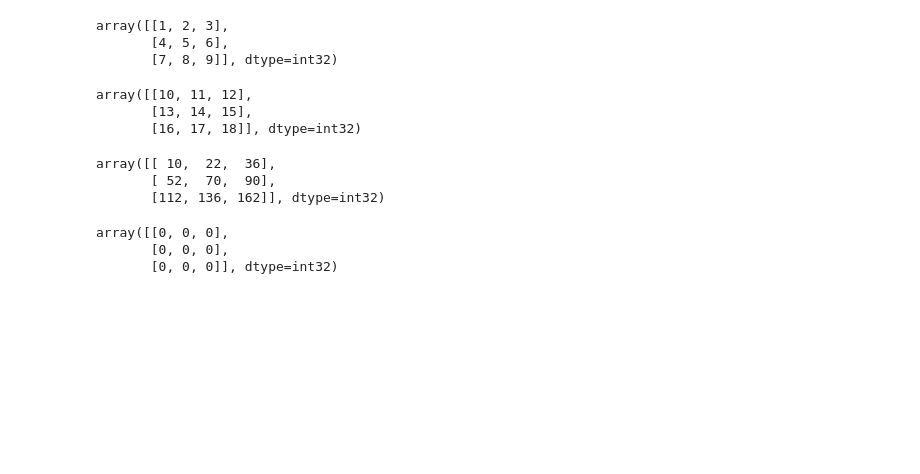
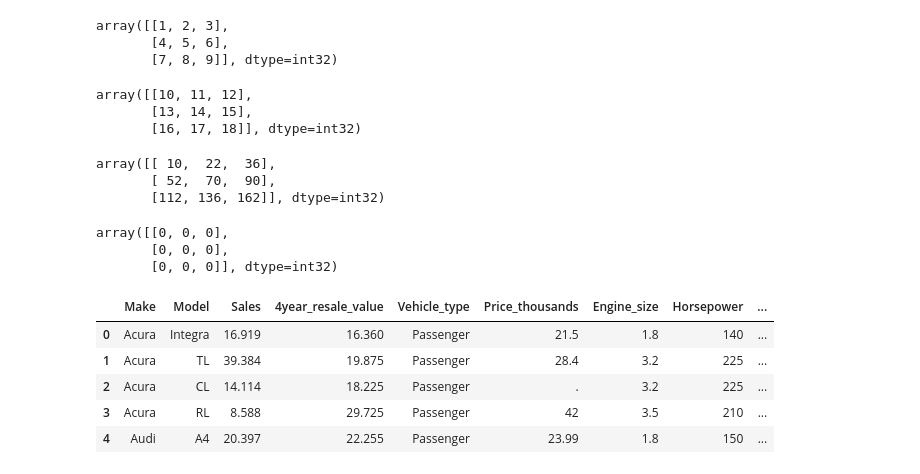
Before and after one commit to akbhagaw/numpy, a Jupyter notebook: numpy_practice_one.ipynb, the cells around one changed output. Cells and saved outputs as stored; diff of their text form; code cells hidden in the pictures; blank space fills up the shorter version.

```diff
--- a/numpy_practice_one.ipynb
+++ b/numpy_practice_one.ipynb
@@ -186,0 +195,9 @@ array([[0, 0, 0],
+# %%
+data.head()
+# %% [output]
+|  | Make | Model | Sales | 4year_resale_value | Vehicle_type | Price_thousands | Engine_size | Horsepower | ... |
+| 0 | Acura | Integra | 16.919 | 16.360 | Passenger | 21.5 | 1.8 | 140 | ... |
+| 1 | Acura | TL | 39.384 | 19.875 | Passenger | 28.4 | 3.2 | 225 | ... |
+| 2 | Acura | CL | 14.114 | 18.225 | Passenger | . | 3.2 | 225 | ... |
+| 3 | Acura | RL | 8.588 | 29.725 | Passenger | 42 | 3.5 | 210 | ... |
+| 4 | Audi | A4 | 20.397 | 22.255 | Passenger | 23.99 | 1.8 | 150 | ... |
```
Also changed, not shown: parts of 11 cells of this notebook.
